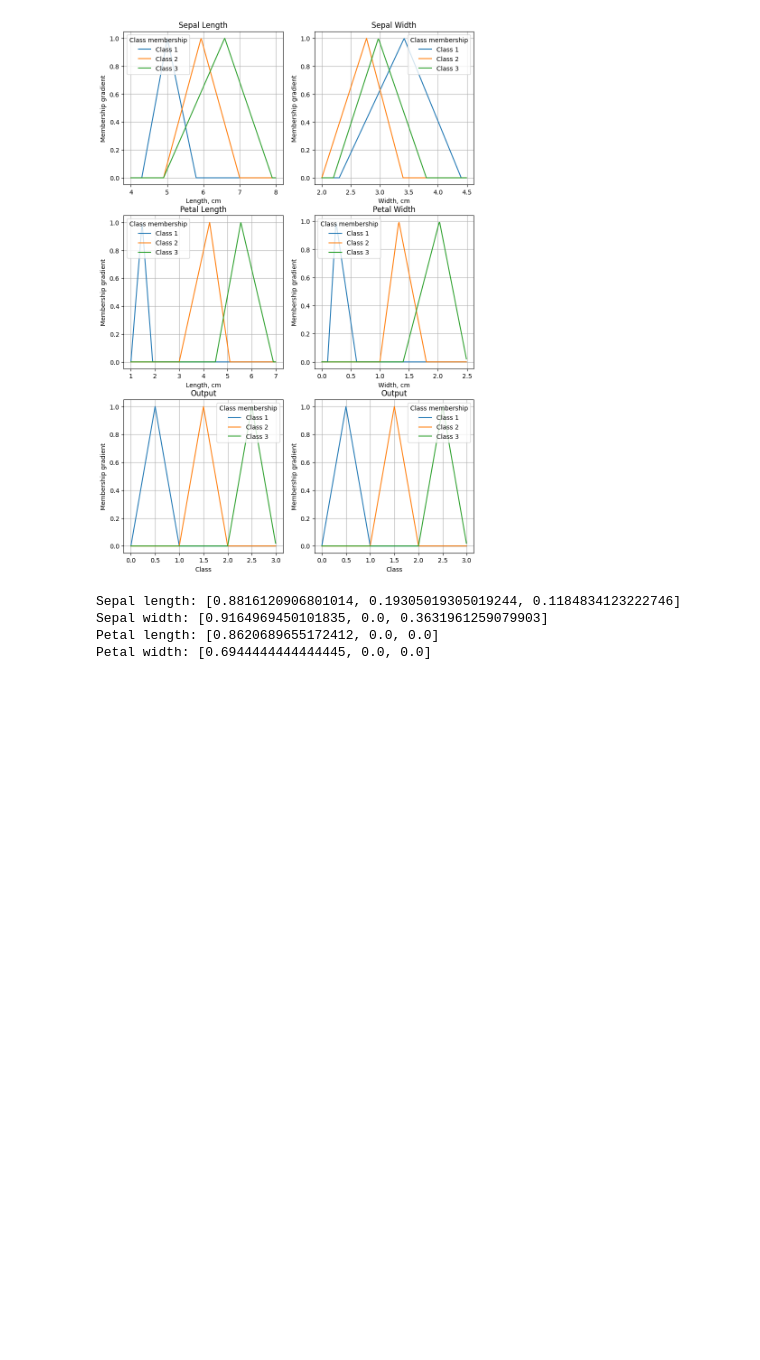
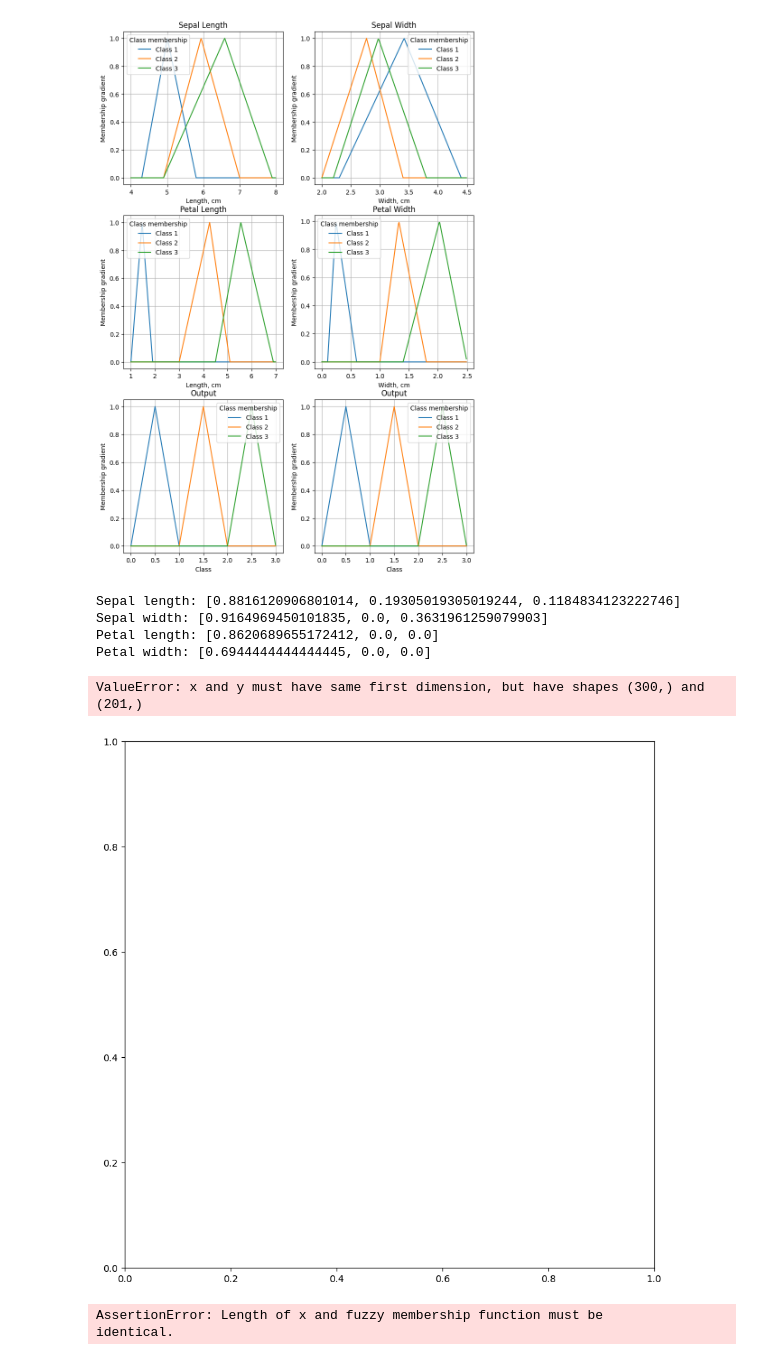
Before and after one commit to KostasEreksonas/Iris_classification, a Jupyter notebook: fuzzy.ipynb, the cells around one changed output. Drawn from its saved outputs; the diff is of its cells as text; code cells hidden in the pictures; blank space fills up the shorter version.

Commit message:
Defuzzify function

```diff
--- a/fuzzy.ipynb
+++ b/fuzzy.ipynb
@@ -228,3 +228,21 @@ Sepal length: [0.8816120906801014, 0.19305019305019244, 0.1184834123222746]
 Sepal width: [0.9164969450101835, 0.0, 0.3631961259079903]
 Petal length: [0.8620689655172412, 0.0, 0.0]
 Petal width: [0.6944444444444445, 0.0, 0.0]
+# %%
+p5_mf1 = np.delete(p5_mf1, np.where(p5_mf1 == 0))
+p5_mf1[p5_mf1 > fuzz.interp_membership(r1, p1_mf1, data['sepal length in cm'][50])] = fuzz.interp_membership(r1, p1_mf1, data['sepal length in cm'][50])
+p5_mf2 = np.delete(p5_mf2, np.where(p5_mf2 == 0))
+p5_mf2[p5_mf2 > fuzz.interp_membership(r1, p1_mf2, data['sepal length in cm'][50])] = fuzz.interp_membership(r1, p1_mf2, data['sepal length in cm'][50])
+p5_mf3 = np.delete(p5_mf3, np.where(p5_mf3 == 0))
+p5_mf3[p5_mf2 > fuzz.interp_membership(r1, p1_mf3, data['sepal length in cm'][50])] = fuzz.interp_membership(r1, p1_mf3, data['sepal length in cm'][50])
+mfx = np.concatenate(([0,0], p5_mf1, p5_mf2, p5_mf3, [0]), axis=0)
+# %%
+fix, ax = plt.subplots(figsize=(10,10))
+ax.plot(r5, mfx);
+# %% [output]
+ValueError: x and y must have same first dimension, but have shapes (300,) and (201,)
+[figure, added]
+# %%
+fuzz.defuzz(r5, mfx, 'centroid')
+# %% [output]
+AssertionError: Length of x and fuzzy membership function must be                           identical.
```
